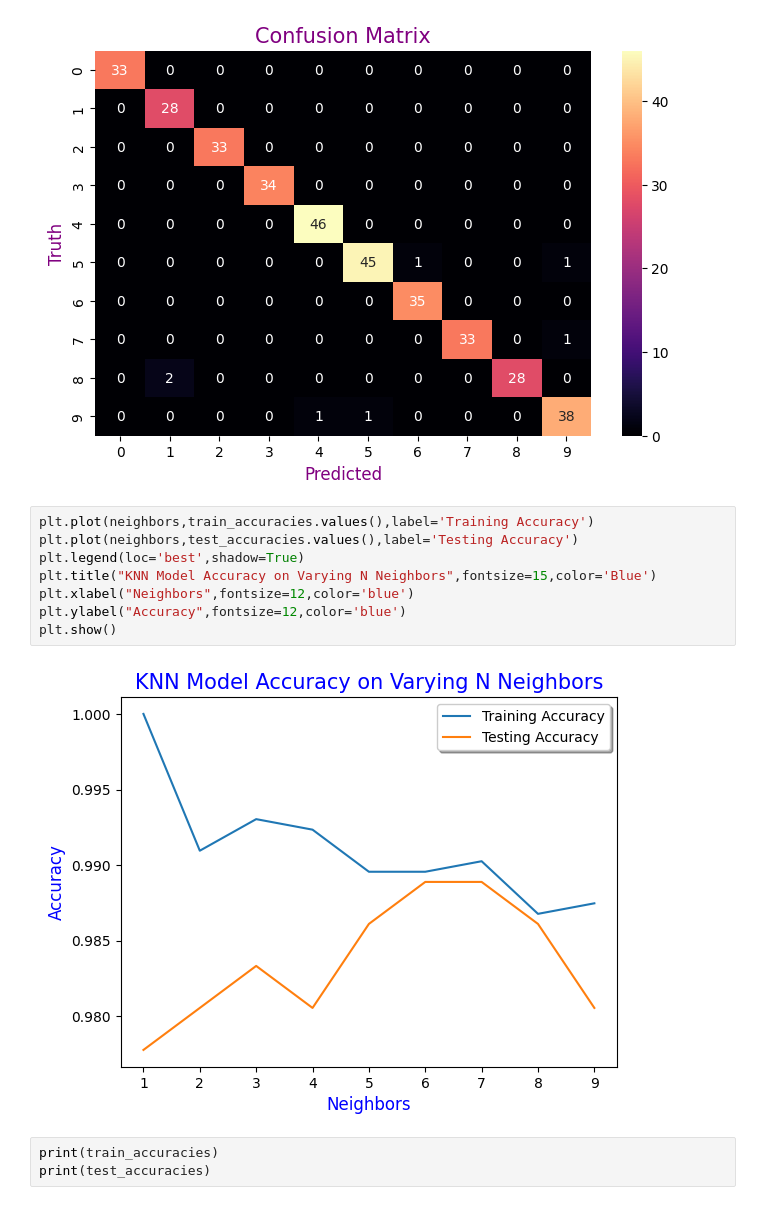
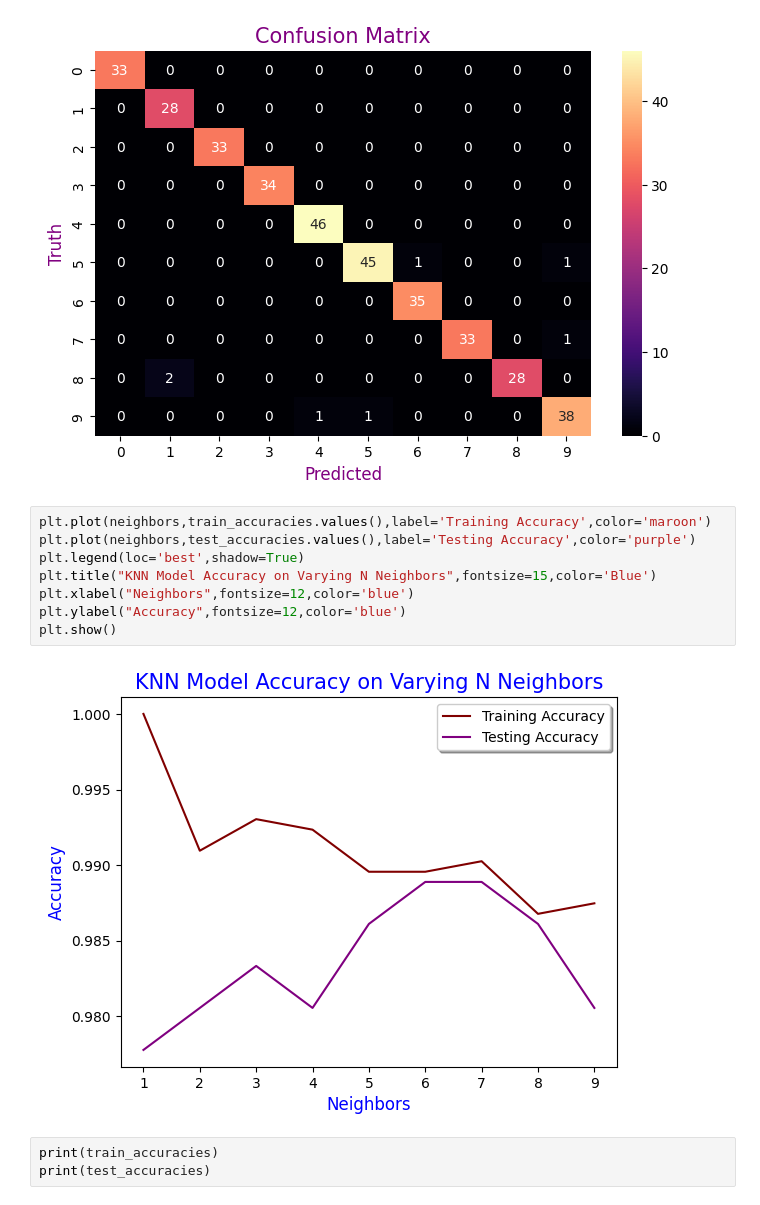
Before and after one commit to Hasnain-Sidd/Data-Science, a Jupyter notebook: KNN_Algorithm.ipynb, the cells around one changed output. Cells and saved outputs as stored; diff of their text form.

```diff
--- a/KNN_Algorithm.ipynb
+++ b/KNN_Algorithm.ipynb
@@ -173,15 +173,15 @@ plt.show()
 # %% [output]
 [figure]
 # %%
-plt.plot(neighbors,train_accuracies.values(),label='Training Accuracy')
-plt.plot(neighbors,test_accuracies.values(),label='Testing Accuracy')
+plt.plot(neighbors,train_accuracies.values(),label='Training Accuracy',color='maroon')
+plt.plot(neighbors,test_accuracies.values(),label='Testing Accuracy',color='purple')
 plt.legend(loc='best',shadow=True)
 plt.title("KNN Model Accuracy on Varying N Neighbors",fontsize=15,color='Blue')
 plt.xlabel("Neighbors",fontsize=12,color='blue')
 plt.ylabel("Accuracy",fontsize=12,color='blue')
 plt.show()
 # %% [output]
-[figure, old version]
+[figure, new version]
 # %%
 print(train_accuracies)
 print(test_accuracies)
```
